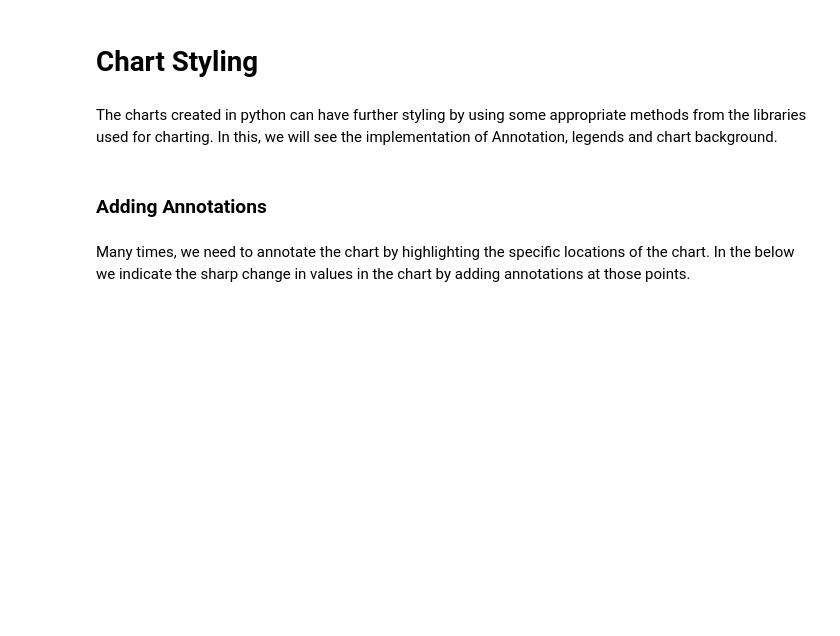
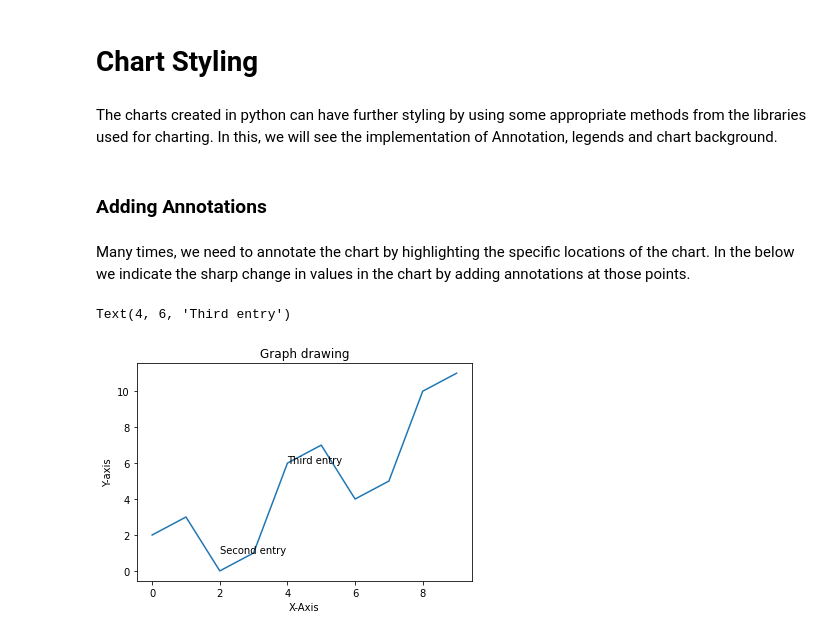
Before and after one commit to Naresh5422-ai/Myfirst, a Jupyter notebook: Python_Visualization.ipynb, the cells around one changed output. Drawn from its saved outputs; the diff is of its cells as text; code cells hidden in the pictures; blank space fills up the shorter version.

Commit message:
Add New Visuals

```diff
--- a/Python_Visualization.ipynb
+++ b/Python_Visualization.ipynb
@@ -70,4 +70,16 @@ The charts created in python can have further styling by using some appropriate
 # %% [markdown]
 Many times, we need to annotate the chart by highlighting the specific locations of the chart. In the below we indicate the sharp change in values in the chart by adding annotations at those points.
 # %%
-z =
+z = x ^ 3
+t = x ^ 4
+plt.title("Graph drawing")
+plt.xlabel("X-Axis")
+plt.ylabel("Y-axis")
+plt.plot(x,y)
+
+# Annotate
+plt.annotate(xy = [2,1], s = "Second entry")
+plt.annotate(xy = [4,6], s = "Third entry")
+# %% [output]
+Text(4, 6, 'Third entry')
+[figure, added]
```
Also changed, not shown: parts of 6 cells of this notebook.
